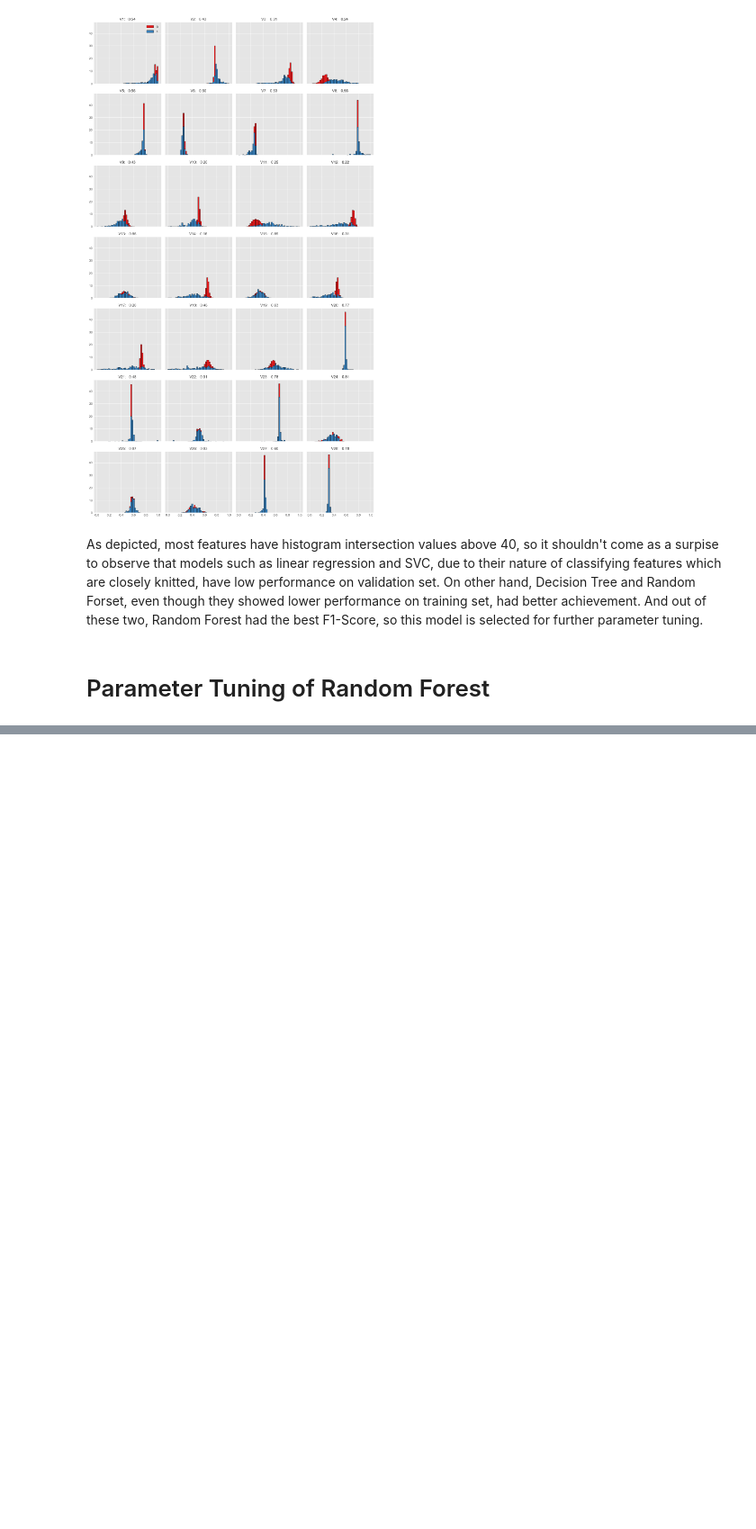
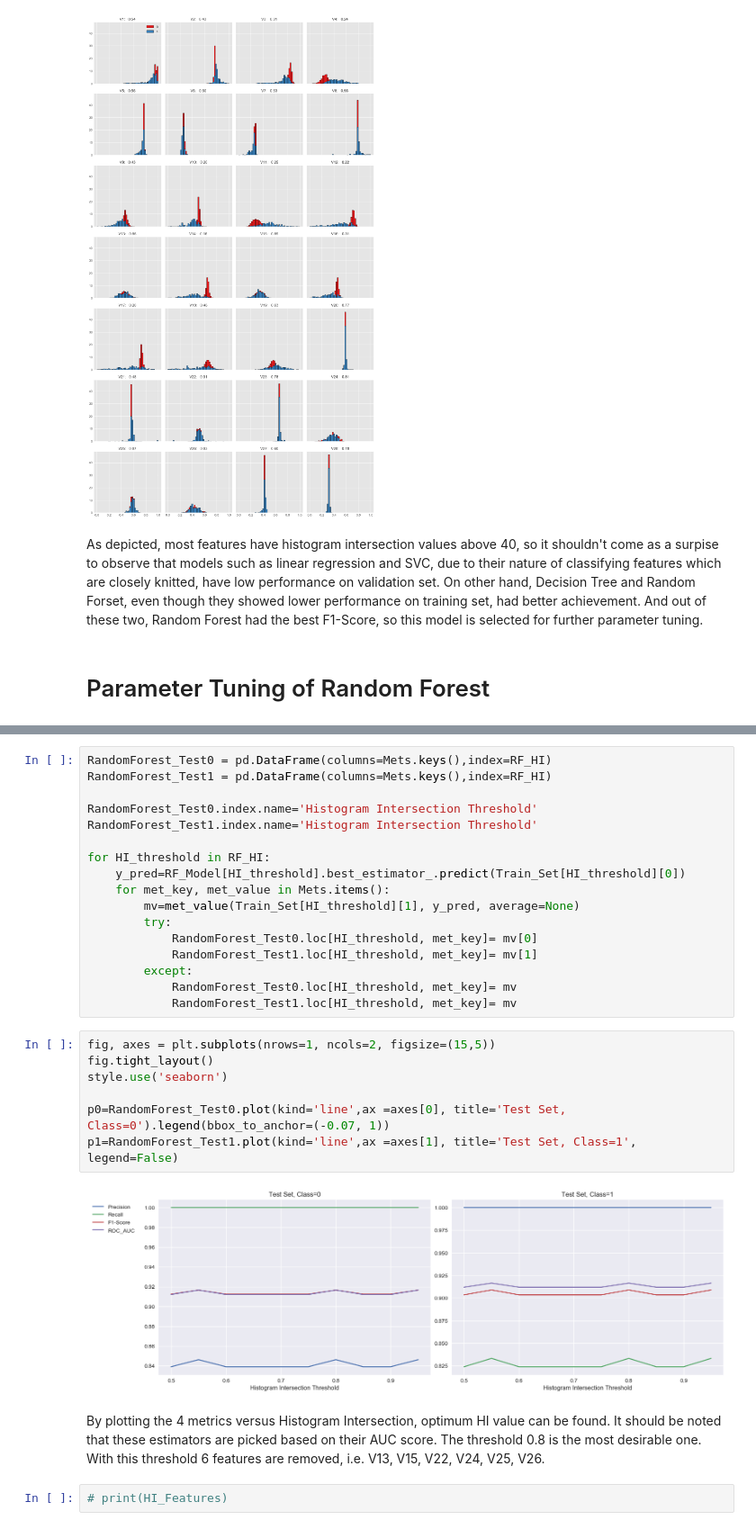
Before and after one commit to Milad137/Credit-Card-Fraud-Analysis, a Jupyter notebook: Credit Card Fraud Analysis.ipynb, the cells around one changed output, grey strips where cells are left out. Shown at 90% size. Saved outputs shown, nothing was run; the diff lists cells and outputs as text; blank space fills up the shorter version.

```diff
--- a/Credit Card Fraud Analysis.ipynb
+++ b/Credit Card Fraud Analysis.ipynb
@@ -588,0 +641,30 @@ On other hand, Decision Tree and Random Forset, even though they showed lower pe
+# %%
+RandomForest_Test0 = pd.DataFrame(columns=Mets.keys(),index=RF_HI)
+RandomForest_Test1 = pd.DataFrame(columns=Mets.keys(),index=RF_HI)
+
+RandomForest_Test0.index.name='Histogram Intersection Threshold'
+RandomForest_Test1.index.name='Histogram Intersection Threshold'
+
+for HI_threshold in RF_HI:
+    y_pred=RF_Model[HI_threshold].best_estimator_.predict(Train_Set[HI_threshold][0])
+    for met_key, met_value in Mets.items():
+        mv=met_value(Train_Set[HI_threshold][1], y_pred, average=None)
+        try:
+            RandomForest_Test0.loc[HI_threshold, met_key]= mv[0]
+            RandomForest_Test1.loc[HI_threshold, met_key]= mv[1]
+        except:
+            RandomForest_Test0.loc[HI_threshold, met_key]= mv
+            RandomForest_Test1.loc[HI_threshold, met_key]= mv
+# %%
+fig, axes = plt.subplots(nrows=1, ncols=2, figsize=(15,5))
+fig.tight_layout()
+style.use('seaborn')
+
+p0=RandomForest_Test0.plot(kind='line',ax =axes[0], title='Test Set, Class=0').legend(bbox_to_anchor=(-0.07, 1))
+p1=RandomForest_Test1.plot(kind='line',ax =axes[1], title='Test Set, Class=1', legend=False)
+# %% [output]
+[figure, added]
+# %% [markdown]
+By plotting the 4 metrics versus Histogram Intersection, optimum HI value can be found. It should be noted that these estimators are picked based on their AUC score. The threshold 0.8 is the most desirable one. With this threshold 6 features are removed, i.e. V13, V15, V22, V24, V25, V26. <br>
+# %%
+# print(HI_Features)
```
Also changed, not shown: parts of 8 cells of this notebook.
